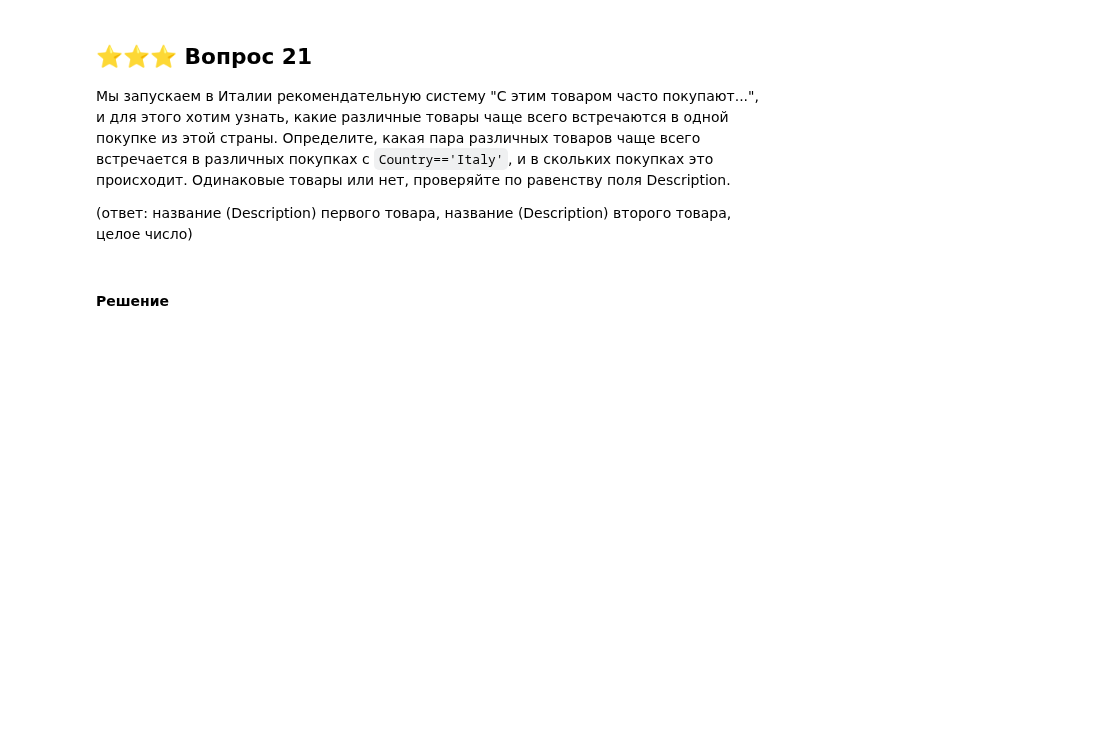
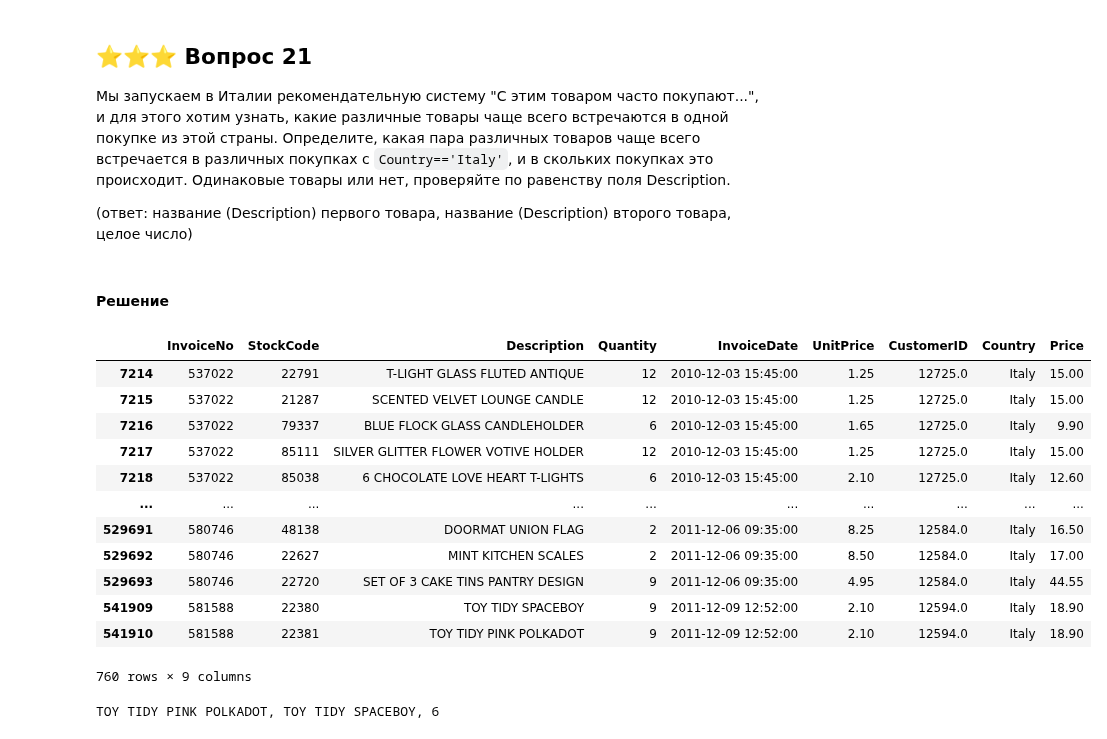
Before and after one commit to larinsi/DS0P, a Jupyter notebook: Data_scientist_Entry_level_analytics/14_Module_1_Exam/exam.ipynb, the cells around one changed output. Drawn from its saved outputs; the diff is of its cells as text; code cells hidden in the pictures; blank space fills up the shorter version.

```diff
--- a/Data_scientist_Entry_level_analytics/14_Module_1_Exam/exam.ipynb
+++ b/Data_scientist_Entry_level_analytics/14_Module_1_Exam/exam.ipynb
@@ -345,3 +344,37 @@ print(counter)
 (ответ: название (Description) первого товара, название (Description) второго товара, целое число)
 # %% [markdown]
 #### Решение
+# %%
+Italy_sales = online_retail_cleaned[online_retail_cleaned['Country'] == 'Italy']
+Italy_sales
+# %% [output]
+|  | InvoiceNo | StockCode | Description | Quantity | InvoiceDate | UnitPrice | CustomerID | Country | Price |
+| 7214 | 537022 | 22791 | T-LIGHT GLASS FLUTED ANTIQUE | 12 | 2010-12-03 15:45:00 | 1.25 | 12725.0 | Italy | 15.00 |
+| 7215 | 537022 | 21287 | SCENTED VELVET LOUNGE CANDLE | 12 | 2010-12-03 15:45:00 | 1.25 | 12725.0 | Italy | 15.00 |
+| 7216 | 537022 | 79337 | BLUE FLOCK GLASS CANDLEHOLDER | 6 | 2010-12-03 15:45:00 | 1.65 | 12725.0 | Italy | 9.90 |
+| 7217 | 537022 | 85111 | SILVER GLITTER FLOWER VOTIVE HOLDER | 12 | 2010-12-03 15:45:00 | 1.25 | 12725.0 | Italy | 15.00 |
+| 7218 | 537022 | 85038 | 6 CHOCOLATE LOVE HEART T-LIGHTS | 6 | 2010-12-03 15:45:00 | 2.10 | 12725.0 | Italy | 12.60 |
+| ... | ... | ... | ... | ... | ... | ... | ... | ... | ... |
+| 529691 | 580746 | 48138 | DOORMAT UNION FLAG | 2 | 2011-12-06 09:35:00 | 8.25 | 12584.0 | Italy | 16.50 |
+| 529692 | 580746 | 22627 | MINT KITCHEN SCALES | 2 | 2011-12-06 09:35:00 | 8.50 | 12584.0 | Italy | 17.00 |
+| 529693 | 580746 | 22720 | SET OF 3 CAKE TINS PANTRY DESIGN | 9 | 2011-12-06 09:35:00 | 4.95 | 12584.0 | Italy | 44.55 |
+| 541909 | 581588 | 22380 | TOY TIDY SPACEBOY | 9 | 2011-12-09 12:52:00 | 2.10 | 12594.0 | Italy | 18.90 |
+| 541910 | 581588 | 22381 | TOY TIDY PINK POLKADOT | 9 | 2011-12-09 12:52:00 | 2.10 | 12594.0 | Italy | 18.90 |
+760 rows × 9 columns
+# %%
+Italy_sales_for_merge = Italy_sales[['InvoiceNo', 'Description']]
+Italy_sales_for_merge = Italy_sales_for_merge.merge(Italy_sales_for_merge, on='InvoiceNo')
+Italy_sales_for_merge = Italy_sales_for_merge\
+.drop(Italy_sales_for_merge[Italy_sales_for_merge['Description_x'] == Italy_sales_for_merge['Description_y']]\
+      .index)
+
+Italy_sales_for_merge['Description'] = Italy_sales_for_merge['Description_x']\
++ ", " + Italy_sales_for_merge['Description_y']
+
+Italy_sales = Italy_sales_for_merge.groupby('Description').agg('count').sort_values(by='InvoiceNo',ascending=False).reset_index()
+
+description, number = Italy_sales.Description[0], Italy_sales.InvoiceNo[0]
+
+print("{}, {}".format(description, number))
+# %% [output]
+TOY TIDY PINK POLKADOT, TOY TIDY SPACEBOY, 6
```
Also changed, not shown: parts of 1 cell of this notebook.
